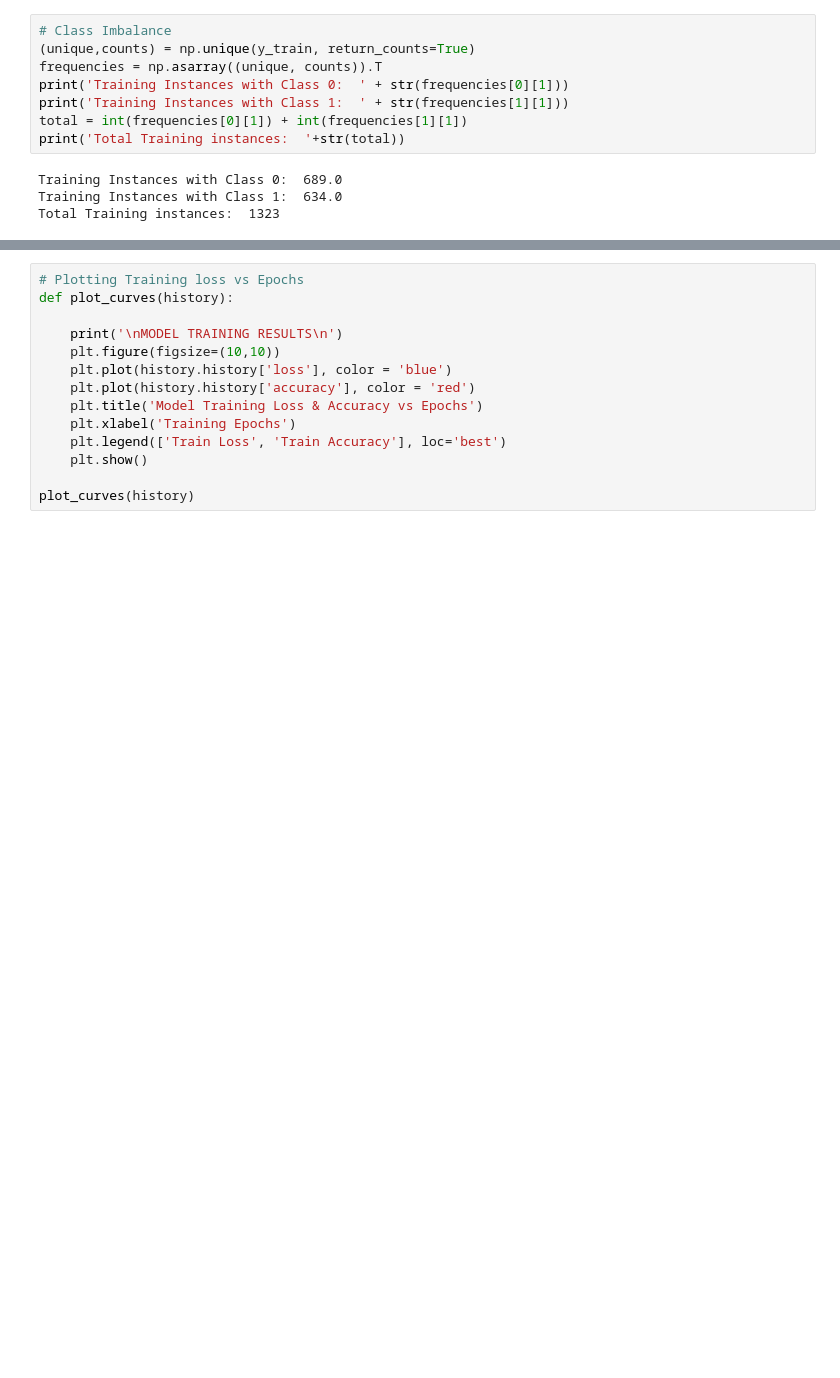
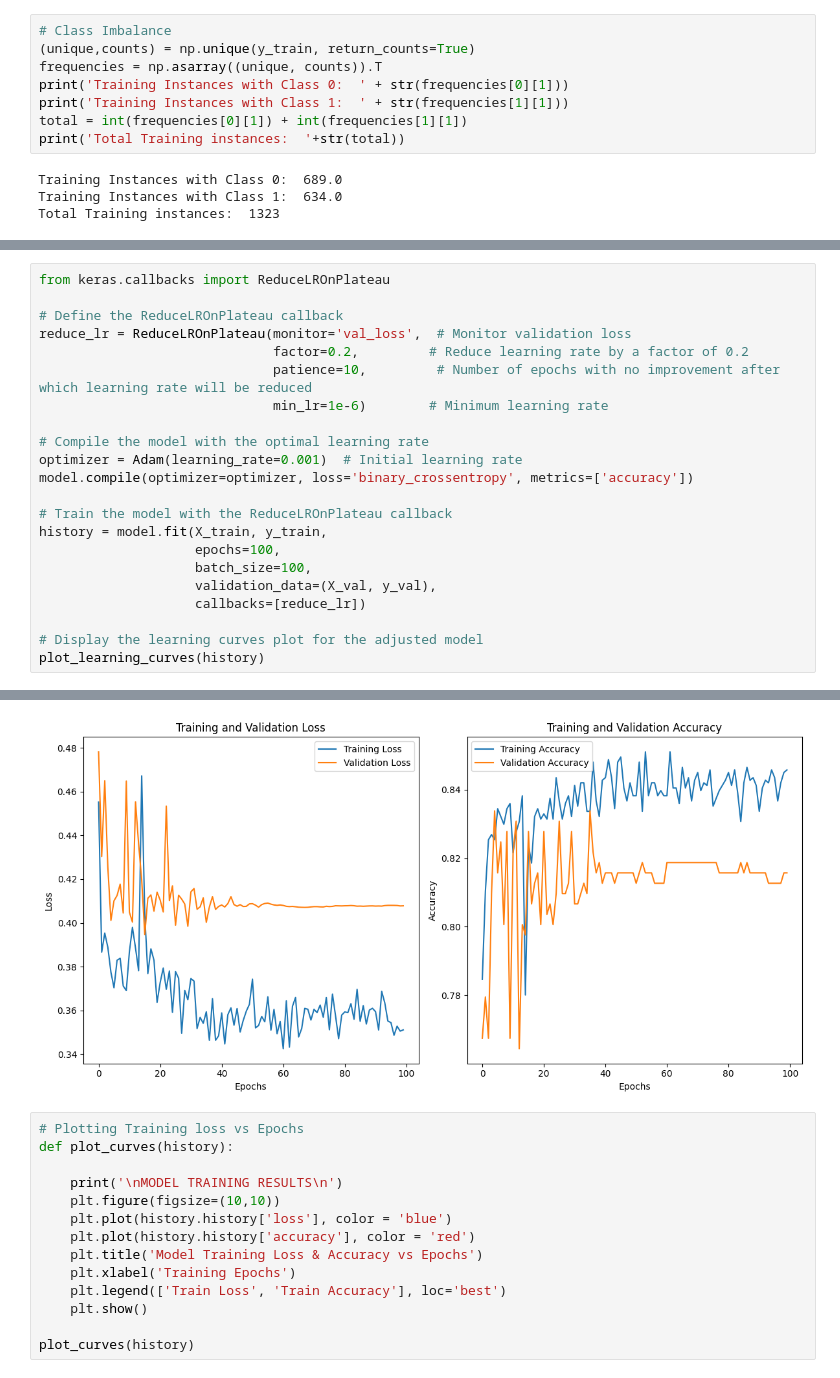
Before and after one commit to Edward-Ang/AI-Stock-Predict, a Jupyter notebook: 0162 (0.72-0.71) val(0.81).ipynb, the cells around one changed output, grey strips where cells are left out. Saved outputs shown, nothing was run; the diff lists cells and outputs as text; blank space fills up the shorter version.

```diff
--- a/0162 (0.72-0.71) val(0.81).ipynb
+++ b/0162 (0.72-0.71) val(0.81).ipynb
@@ -601,0 +662,23 @@ plot_learning_curves(history)
+# %%
+from keras.callbacks import ReduceLROnPlateau
+
+# Define the ReduceLROnPlateau callback
+reduce_lr = ReduceLROnPlateau(monitor='val_loss',  # Monitor validation loss
+                              factor=0.2,         # Reduce learning rate by a factor of 0.2
+                              patience=10,         # Number of epochs with no improvement after which learning rate will be reduced
+                              min_lr=1e-6)        # Minimum learning rate
+
+# Compile the model with the optimal learning rate
+optimizer = Adam(learning_rate=0.001)  # Initial learning rate
+model.compile(optimizer=optimizer, loss='binary_crossentropy', metrics=['accuracy'])
+
+# Train the model with the ReduceLROnPlateau callback
+history = model.fit(X_train, y_train,
+                    epochs=100,
+                    batch_size=100,
+                    validation_data=(X_val, y_val),
+                    callbacks=[reduce_lr])
+
+# Display the learning curves plot for the adjusted model
+plot_learning_curves(history)
+# %% [output]
@@ -602,3 +702,4 @@ plot_learning_curves(history)
+[figure, added]
 # %%
 # Plotting Training loss vs Epochs
 def plot_curves(history):
```
Also changed, not shown: parts of 8 cells of this notebook.
